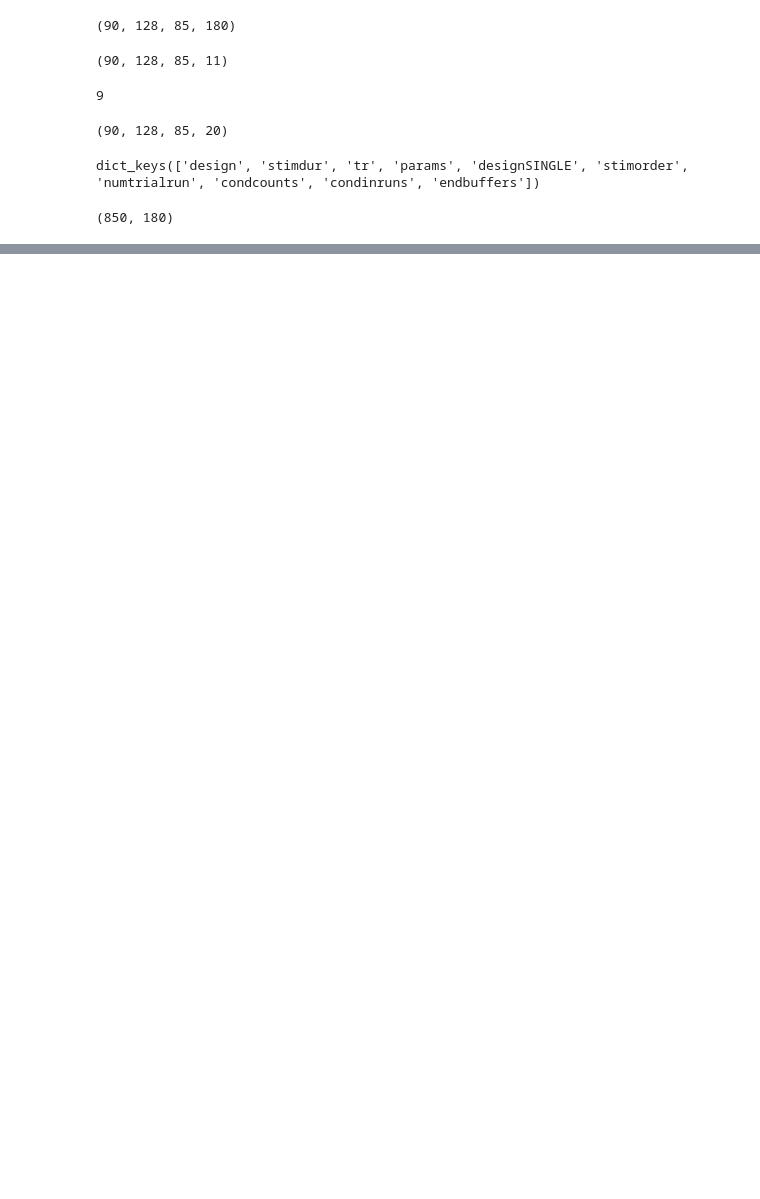
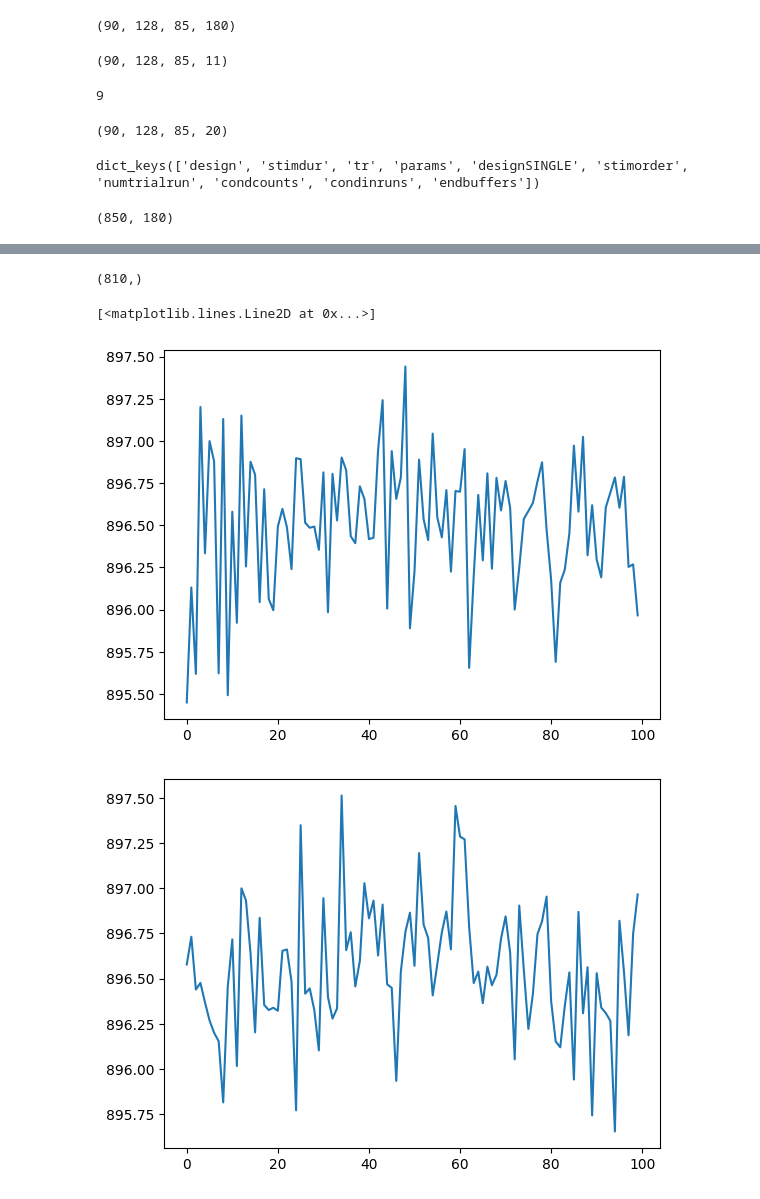
Before and after one commit to MeZahra/Optim_fMRI, a Jupyter notebook: MyCode.ipynb, the cells around one changed output, grey strips where cells are left out. Drawn from its saved outputs; the diff is of its cells as text; code cells hidden in the pictures; blank space fills up the shorter version.

```diff
--- a/MyCode.ipynb
+++ b/MyCode.ipynb
@@ -336,0 +450,17 @@ results['designSINGLE'][0]
+# %%
+import numpy as np
+y = np.load('/home/zkavian/thesis_code_git/reconstructed_sig_session1_run1.npy')
+y.shape
+# %% [output]
+(810,)
+# %%
+import matplotlib.pyplot as plt
+
+plt.figure()
+plt.plot(y[:100])
+plt.figure()
+plt.plot(y[100:200])
+# %% [output]
+[<matplotlib.lines.Line2D at 0x...>]
+[figure, added]
+[figure, added]
```
Also changed, not shown: parts of 5 cells of this notebook, 4 other files.
